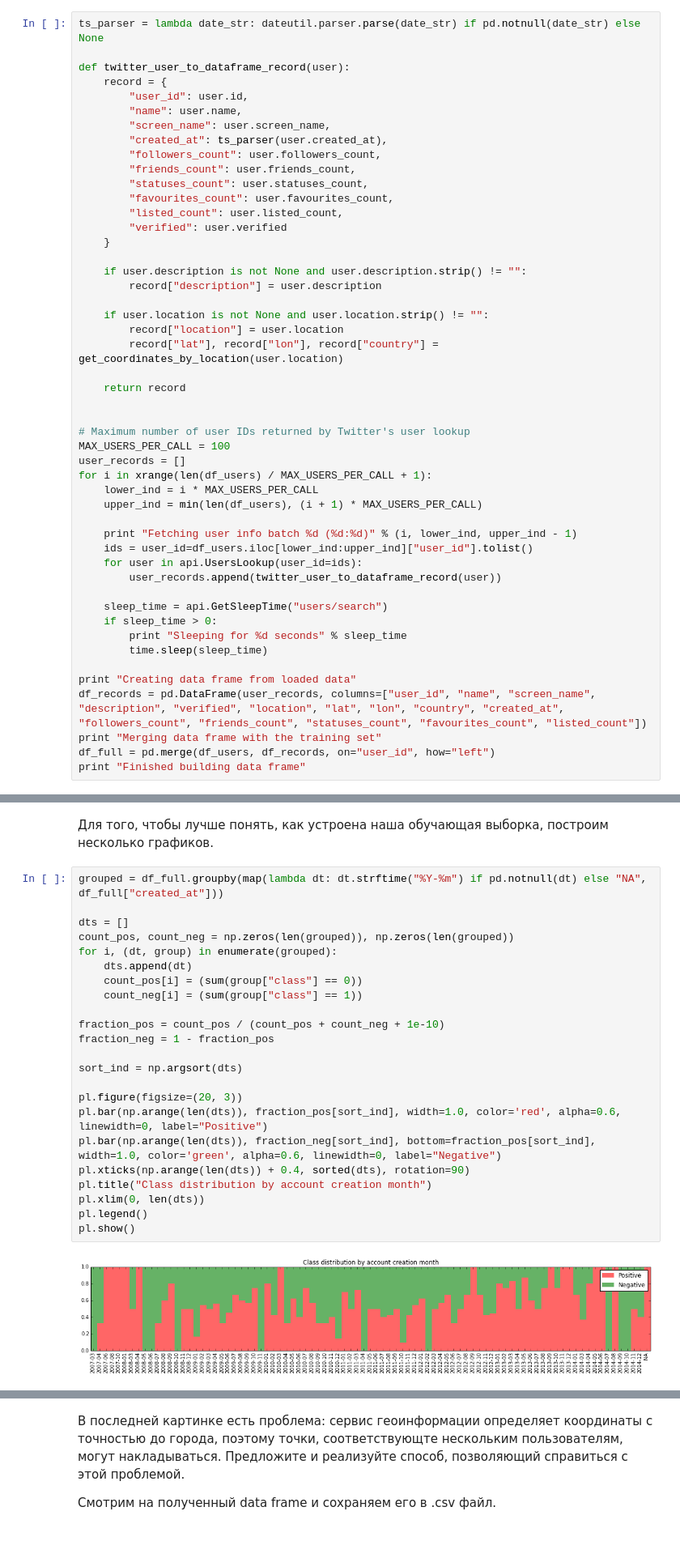
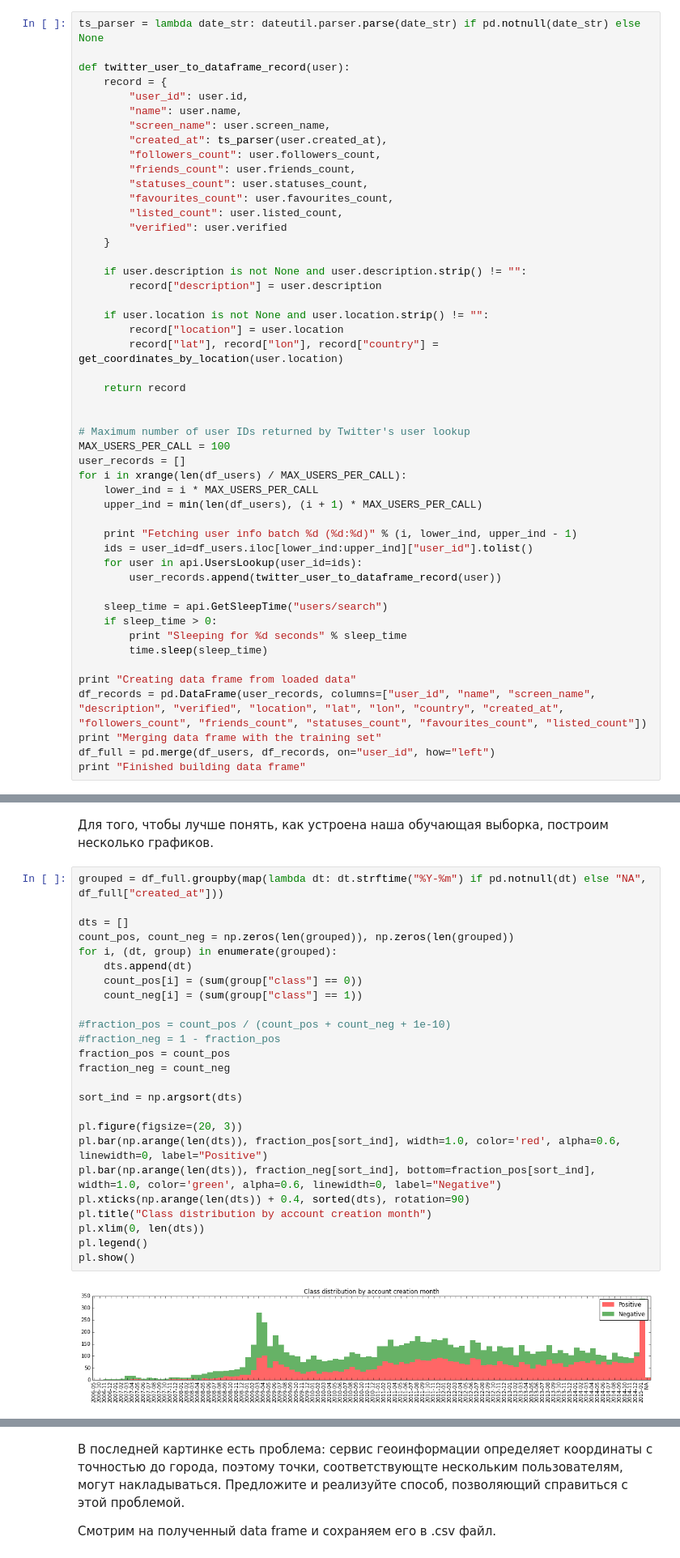
Before and after one commit to anokhin/sfera-dm, a Jupyter notebook: iter3/project/homework-1.ipynb, the cells around one changed output, grey strips where cells are left out. Shown at 81% size. Saved outputs shown, nothing was run; the diff lists cells and outputs as text.

```diff
--- a/iter3/project/homework-1.ipynb
+++ b/iter3/project/homework-1.ipynb
@@ -180,7 +180,7 @@ def twitter_user_to_dataframe_record(user):
 # Maximum number of user IDs returned by Twitter's user lookup
 MAX_USERS_PER_CALL = 100
 user_records = []
-for i in xrange(len(df_users) / MAX_USERS_PER_CALL + 1):
+for i in xrange(len(df_users) / MAX_USERS_PER_CALL):
     lower_ind = i * MAX_USERS_PER_CALL
     upper_ind = min(len(df_users), (i + 1) * MAX_USERS_PER_CALL)
 
@@ -213,28 +222,30 @@ Finished building data frame
 # %%
 grouped = df_full.groupby(map(lambda dt: dt.strftime("%Y-%m") if pd.notnull(dt) else "NA", df_full["created_at"]))
 
 dts = []
 count_pos, count_neg = np.zeros(len(grouped)), np.zeros(len(grouped))
 for i, (dt, group) in enumerate(grouped):
     dts.append(dt)
     count_pos[i] = (sum(group["class"] == 0))
     count_neg[i] = (sum(group["class"] == 1))
 
-fraction_pos = count_pos / (count_pos + count_neg + 1e-10)
-fraction_neg = 1 - fraction_pos
+#fraction_pos = count_pos / (count_pos + count_neg + 1e-10)
+#fraction_neg = 1 - fraction_pos
+fraction_pos = count_pos
+fraction_neg = count_neg
 
 sort_ind = np.argsort(dts)
 
 pl.figure(figsize=(20, 3))
 pl.bar(np.arange(len(dts)), fraction_pos[sort_ind], width=1.0, color='red', alpha=0.6, linewidth=0, label="Positive")
 pl.bar(np.arange(len(dts)), fraction_neg[sort_ind], bottom=fraction_pos[sort_ind], width=1.0, color='green', alpha=0.6, linewidth=0, label="Negative")
 pl.xticks(np.arange(len(dts)) + 0.4, sorted(dts), rotation=90)
 pl.title("Class distribution by account creation month")
 pl.xlim(0, len(dts))
 pl.legend()
 pl.show()
 # %% [output]
-[figure, old version]
+[figure, new version]
 # %%
 pl.figure(figsize=(20,12))
 
```
Also changed, not shown: parts of 5 cells of this notebook, 2 other files.
